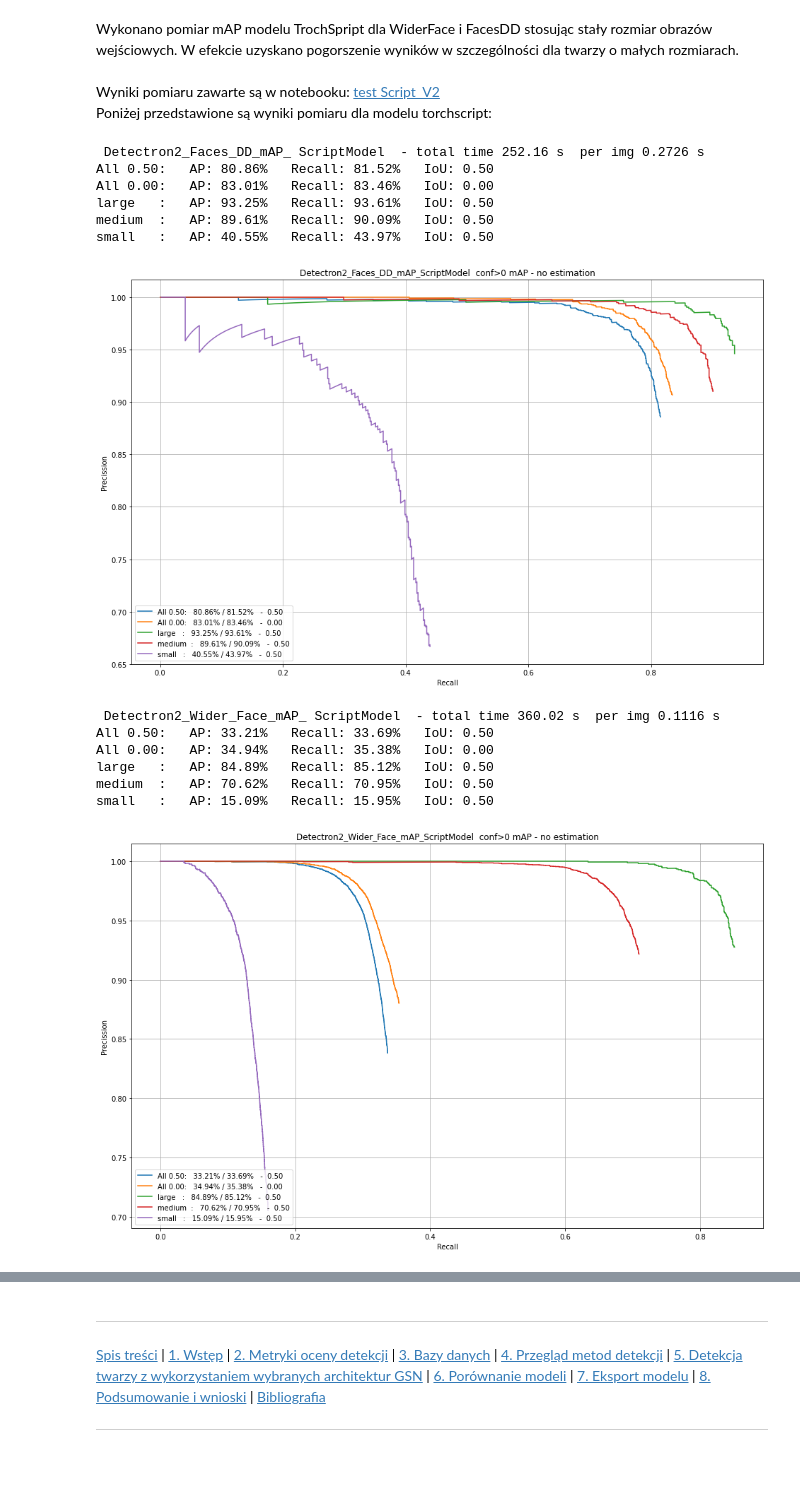
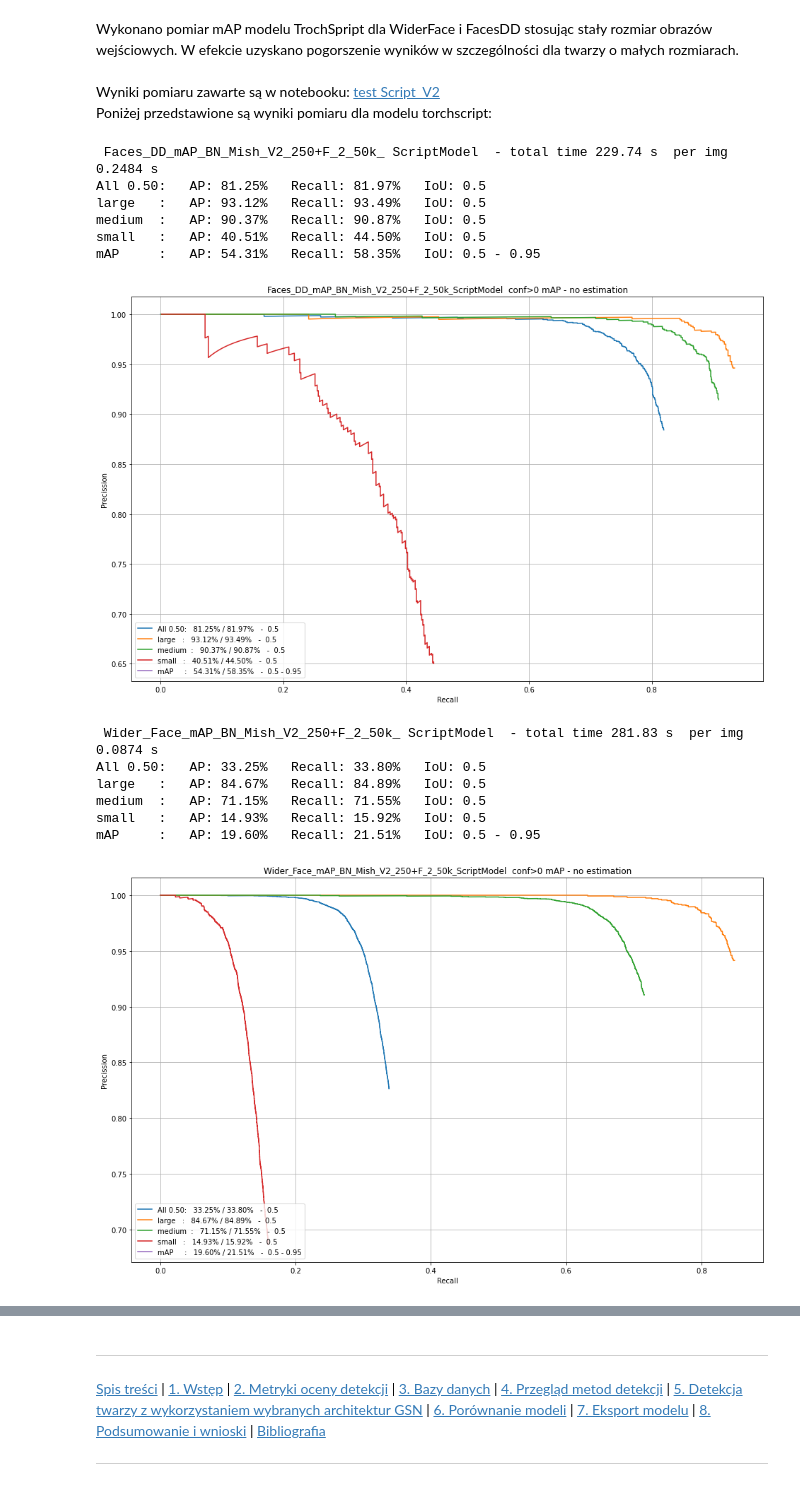
Before and after one commit to DarekGit/FACES_DNN, a Jupyter notebook: notebooks/07_00_Eksport_modelu.ipynb, the cells around one changed output, grey strips where cells are left out. Saved outputs shown, nothing was run; the diff lists cells and outputs as text; code cells hidden in the pictures.

```diff
--- a/notebooks/07_00_Eksport_modelu.ipynb
+++ b/notebooks/07_00_Eksport_modelu.ipynb
@@ -34,23 +34,23 @@ Wykonano pomiar mAP modelu TrochSpript dla WiderFace i FacesDD stosując stały
 # %%
 set_choices=['ScriptModel',]
 for c in set_choices:
-  resF[c]=script_results(Faces_DD,model,'Detectron2_Faces_DD_mAP_',c,pres=False)
-  resW[c]=script_results(val,model,'Detectron2_Wider_Face_mAP_',c,pres=False)
+  resF[c]=script_results(Faces_DD,model,'Faces_DD_mAP_BN_Mish_V2_250+F_2_50k_',c,pres=False)
+  resW[c]=script_results(val,model,'Wider_Face_mAP_BN_Mish_V2_250+F_2_50k_',c,pres=False)
 # %% [output]
- Detectron2_Faces_DD_mAP_ ScriptModel  - total time 252.16 s  per img 0.2726 s
-All 0.50:   AP: 80.86%   Recall: 81.52%   IoU: 0.50
-All 0.00:   AP: 83.01%   Recall: 83.46%   IoU: 0.00
-large   :   AP: 93.25%   Recall: 93.61%   IoU: 0.50
-medium  :   AP: 89.61%   Recall: 90.09%   IoU: 0.50
-small   :   AP: 40.55%   Recall: 43.97%   IoU: 0.50
+ Faces_DD_mAP_BN_Mish_V2_250+F_2_50k_ ScriptModel  - total time 229.74 s  per img 0.2484 s
+All 0.50:   AP: 81.25%   Recall: 81.97%   IoU: 0.5
+large   :   AP: 93.12%   Recall: 93.49%   IoU: 0.5
+medium  :   AP: 90.37%   Recall: 90.87%   IoU: 0.5
+small   :   AP: 40.51%   Recall: 44.50%   IoU: 0.5
+mAP     :   AP: 54.31%   Recall: 58.35%   IoU: 0.5 - 0.95
-[figure, old version]
+[figure, new version]
- Detectron2_Wider_Face_mAP_ ScriptModel  - total time 360.02 s  per img 0.1116 s
-All 0.50:   AP: 33.21%   Recall: 33.69%   IoU: 0.50
-All 0.00:   AP: 34.94%   Recall: 35.38%   IoU: 0.00
-large   :   AP: 84.89%   Recall: 85.12%   IoU: 0.50
-medium  :   AP: 70.62%   Recall: 70.95%   IoU: 0.50
-small   :   AP: 15.09%   Recall: 15.95%   IoU: 0.50
+ Wider_Face_mAP_BN_Mish_V2_250+F_2_50k_ ScriptModel  - total time 281.83 s  per img 0.0874 s
+All 0.50:   AP: 33.25%   Recall: 33.80%   IoU: 0.5
+large   :   AP: 84.67%   Recall: 84.89%   IoU: 0.5
+medium  :   AP: 71.15%   Recall: 71.55%   IoU: 0.5
+small   :   AP: 14.93%   Recall: 15.92%   IoU: 0.5
+mAP     :   AP: 19.60%   Recall: 21.51%   IoU: 0.5 - 0.95
-[figure, old version]
+[figure, new version]
 # %% [markdown]
 Przykład grafu modelu mobilenetV2 w Detectron2 stworzonego na bazie ONNX:
 
```
